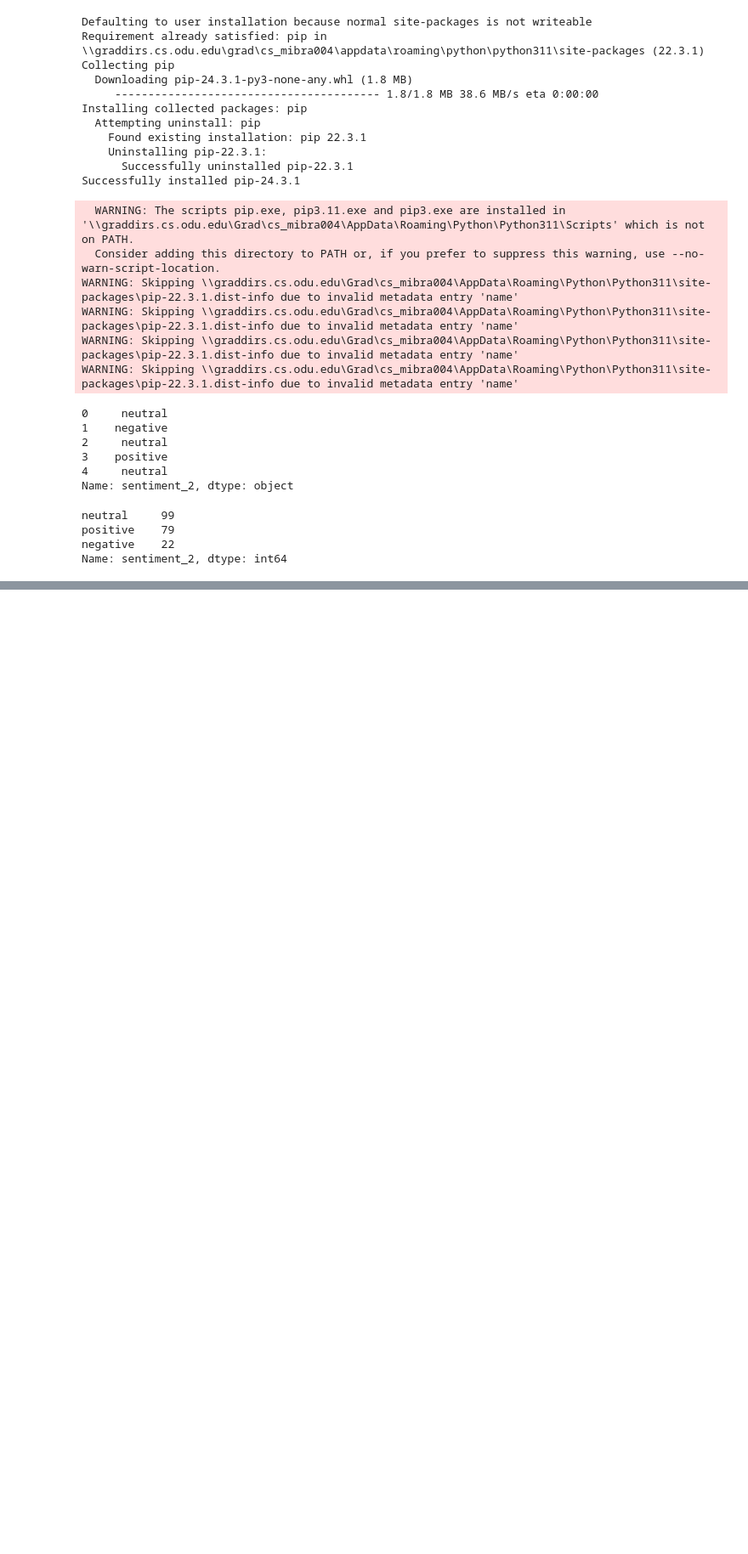
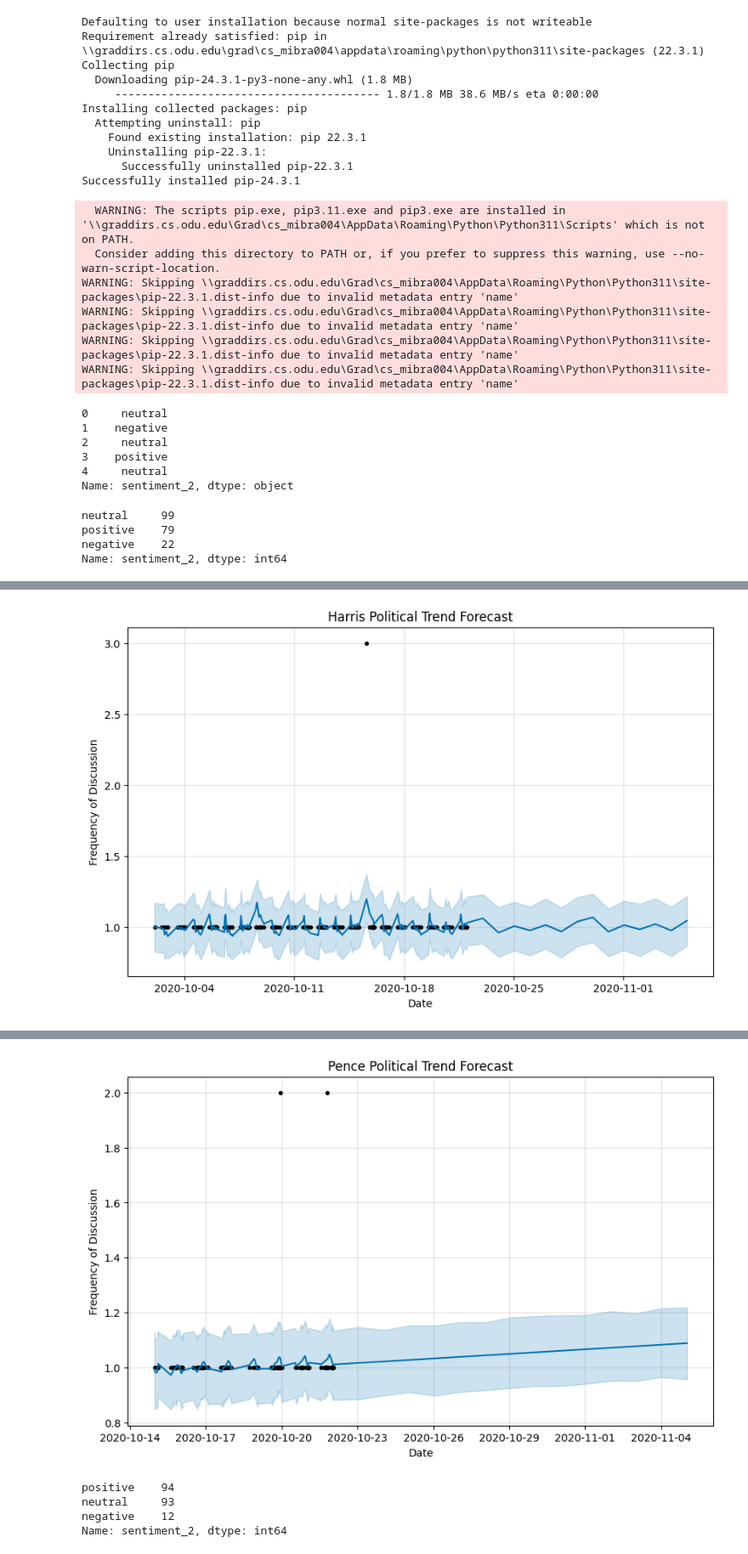
Before and after one commit to mibra004/political_predication, a Jupyter notebook: trend_predicition.ipynb, the cells around one changed output, grey strips where cells are left out. Shown: that part at 85% size. Cells and saved outputs as stored; diff of their text form; code cells hidden in the pictures; blank space fills up the shorter version.

```diff
--- a/trend_predicition.ipynb
+++ b/trend_predicition.ipynb
@@ -224,0 +454,17 @@ df_harris = df_harris.drop(columns='keywords')
+# %%
+df_pence = pd.DataFrame([t['created_at'] for t in pence_data], columns=['create_time'])
+df_pence['text'] = [t['text'] for t in pence_data]
+df_pence['retweets'] = [t['retweet_count'] for t in pence_data]
+df_pence['favorites'] = [t['favorite_count'] for t in pence_data]
+
+pence_tokens = [word_tokenize(m) for m in df_pence['text']]
+pence_tokens_cleaned = [[q for q in p if q.isalpha()] for p in pence_tokens]
+pence_token_list = []
+for n in range(len(pence_tokens_cleaned)):
+     pence_token_list.append(len(pence_tokens_cleaned[n]))
+df_pence['word_tokens'] = pence_token_list
+# %%
+df_pence['text_clean'] = df_pence['text'].apply(text_cleanup)
+df_pence['polarity'] = df_pence['text_clean'].apply(sentim_polarity)
+df_pence['subjectivity'] = df_pence['text_clean'].apply(sentim_subject)
+df_pence
@@ -224,0 +485,34 @@ df_harris = df_harris.drop(columns='keywords')
+# %%
+for data, president in [(df_harris, "Harris"), (df_pence, "Pence")]:
+    # Ensure datetime format and remove timezone
+    data['create_time'] = pd.to_datetime(data['create_time']).dt.tz_localize(None)
+
+    # Apply sentiment analysis
+    data[['polarity', 'subjectivity', 'sentiment_2']] = data['text'].apply(
+        lambda x: pd.Series(analyze_sentiment(x))
+    )
+
+    # Extract keywords
+    data['keywords'] = data['text_clean'].apply(
+        lambda x: "election" if "election" in x else "policy" if "policy" in x else "other"
+    )
+
+    # Group and prepare data for Prophet model
+    trend_data = data.groupby(['create_time', 'keywords']).size().reset_index(name='frequency')
+    trend_data['ds'] = trend_data['create_time']
+    trend_data['y'] = trend_data['frequency']
+
+    # Train the model and make future predictions
+    model = Prophet()
+    model.fit(trend_data[['ds', 'y']])
+    future = model.make_future_dataframe(periods=14)
+    forecast = model.predict(future)
+
+    # Plotting forecast
+    fig, ax = plt.subplots(figsize=(10, 6))
+    model.plot(forecast, ax=ax)
+    plt.title(f"{president} Political Trend Forecast")
+    plt.xlabel("Date")
+    plt.ylabel("Frequency of Discussion")
+    plt.show()
+# %% [output]
@@ -224,0 +521 @@ df_harris = df_harris.drop(columns='keywords')
+[figure, added]
@@ -224,0 +524,8 @@ df_harris = df_harris.drop(columns='keywords')
+[figure, added]
+# %%
+df_pence['sentiment_2'].value_counts()
+# %% [output]
+positive    94
+neutral     93
+negative    12
+Name: sentiment_2, dtype: int64
```
Also changed, not shown: parts of 35 cells of this notebook, 3 other files.
